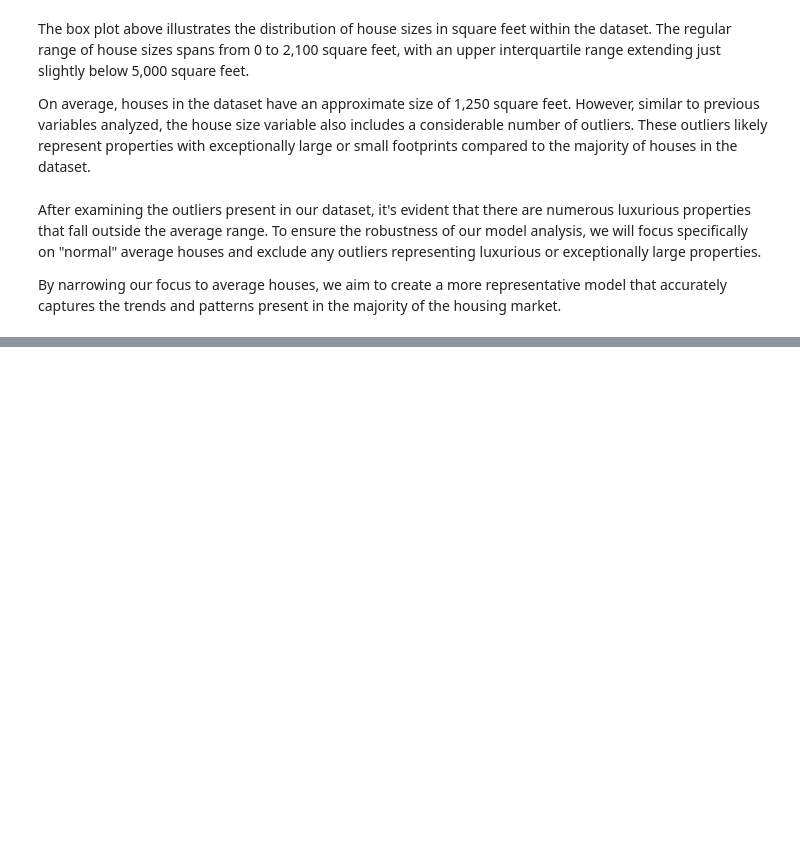
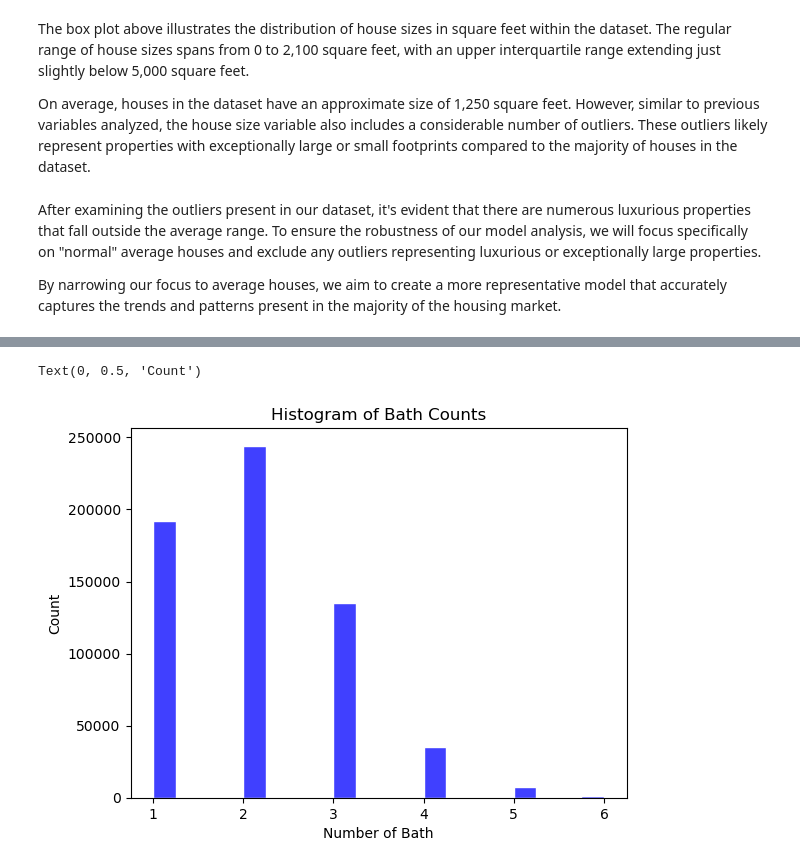
Before and after one commit to KimKarydas/House-Price-Prediction, a Jupyter notebook: US-real-estate.ipynb, the cells around one changed output, grey strips where cells are left out. Cells and saved outputs as stored; diff of their text form; code cells hidden in the pictures; blank space fills up the shorter version.

```diff
--- a/US-real-estate.ipynb
+++ b/US-real-estate.ipynb
@@ -214,0 +259,12 @@ By narrowing our focus to average houses, we aim to create a more representative
+# %%
+#Histogram of Bath count distribution
+#Creat Hist
+sns.histplot(df_filtered['bath'], bins=20, color='blue', edgecolor='white')
+
+#Set title and labels
+plt.title('Histogram of Bath Counts')
+plt.xlabel('Number of Bath')
+plt.ylabel('Count')
+# %% [output]
+Text(0, 0.5, 'Count')
+[figure, added]
```
Also changed, not shown: parts of 17 cells of this notebook.
